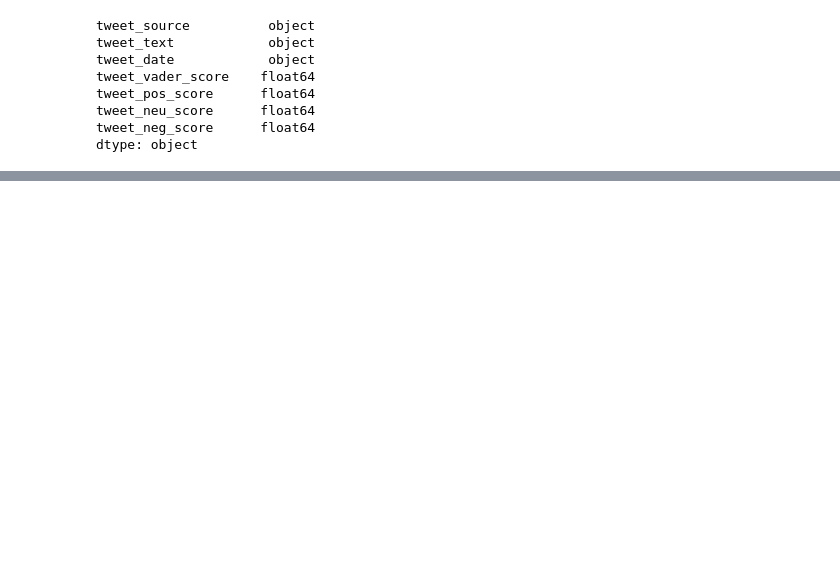
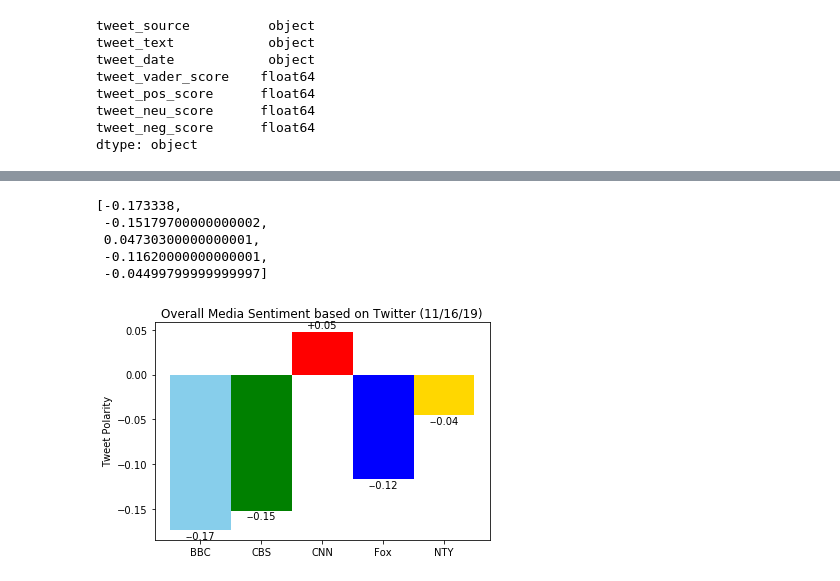
Before and after one commit to jwu047/News-Mood, a Jupyter notebook: jw_07_news_mood.ipynb, the cells around one changed output, grey strips where cells are left out. Cells and saved outputs as stored; diff of their text form; code cells hidden in the pictures; blank space fills up the shorter version.

Commit message:
updated
Updated efficiency with functions and another one with conditional statement regarding mild repetition.

```diff
--- a/jw_07_news_mood.ipynb
+++ b/jw_07_news_mood.ipynb
@@ -93,0 +154,52 @@ tweet_df["tweet_date"] = pd.to_datetime(tweet_df["tweet_date"])
+# %%
+compound_values = mean_compound_score_df["tweet_vader_score"].tolist()
+compound_values
+# %% [output]
+[-0.173338,
+ -0.15179700000000002,
+ 0.04730300000000001,
+ -0.11620000000000001,
+ -0.04499799999999997]
+# %%
+# Takes in one bar plot and current index x to add location of text
+def autolabel(rects, x):
+        for rect in rects:
+            height = rect.get_height()
+            if compound_values[x] > 0:
+                delta_height = 0.005
+                string_value = '+%.2f' % float(height)
+            else:
+                # values under x-axis show neater
+                delta_height = -0.010
+                string_value = '-%.2f' % float(height)
+            ax.text(rect.get_x() + rect.get_width() / 2., height + delta_height,
+                    string_value, ha='center')
+# %%
+# Same dictionary as above
+colors = {"Fox News": "blue", "BBC News (World)": "skyblue",
+          "The New York Times": "gold", "CBS News": "green",
+          "CNN": "red"}
+
+fig, ax = plt.subplots()
+# Set width to 1 and plot next to one another with first parameter (x)
+width = 1
+ind = np.arange(len(compound_values))
+
+for x in range(len(compound_values)):
+    # get from dictionary
+    color = colors[mean_compound_score_df.index[x]]
+    rect = ax.bar(ind[x], compound_values[x], width, color=color)
+    autolabel(rect, x)
+
+ax.set_title(f"Overall Media Sentiment based on Twitter ({time.strftime('%x')})")
+ax.set_xticks(ind)
+ax.set_xticklabels(("BBC", "CBS", "CNN", "Fox", "NTY"))
+ax.set_ylabel("Tweet Polarity")
+ax.set_autoscaley_on(True)
+
+file_name = str(time.strftime("%m-%d-%y")) + "_Fig2.png"
+plt.savefig("analysis/" + file_name, bbox_extra_artists=(lgnd, ), bbox_inches='tight')
+
+fig.show()
+# %% [output]
+[figure, added]
```
Also changed, not shown: parts of 9 cells of this notebook.
